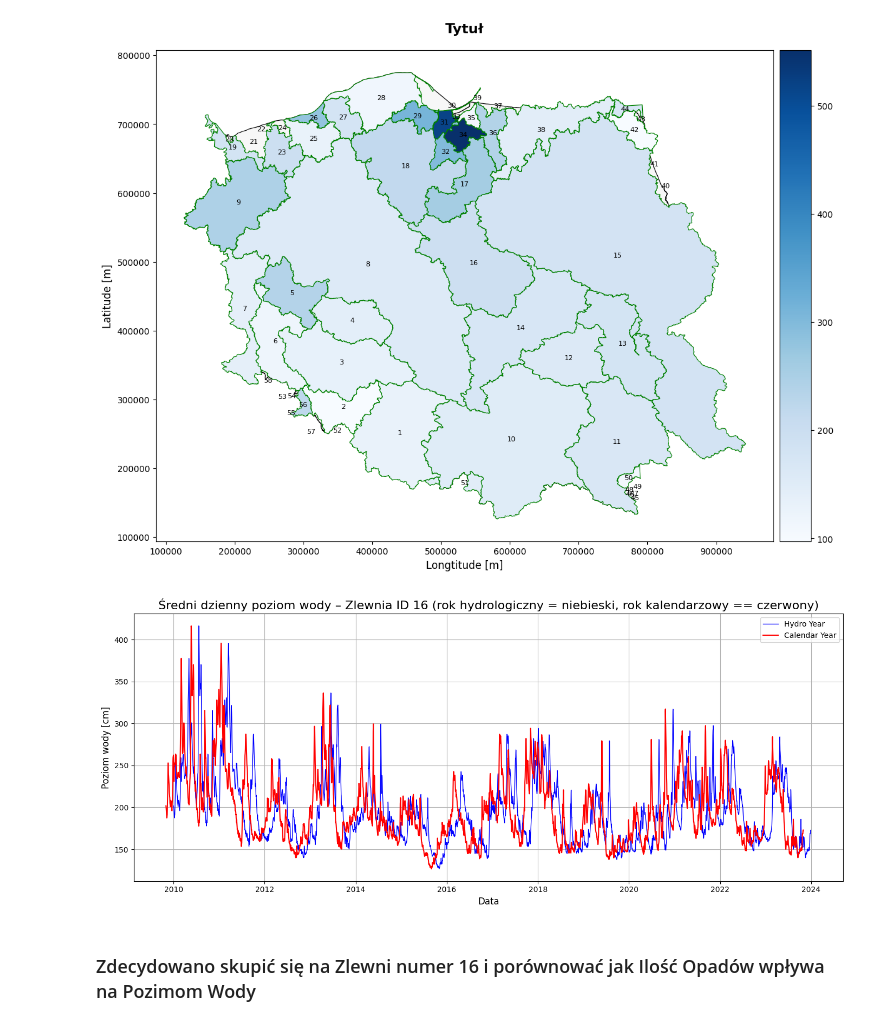
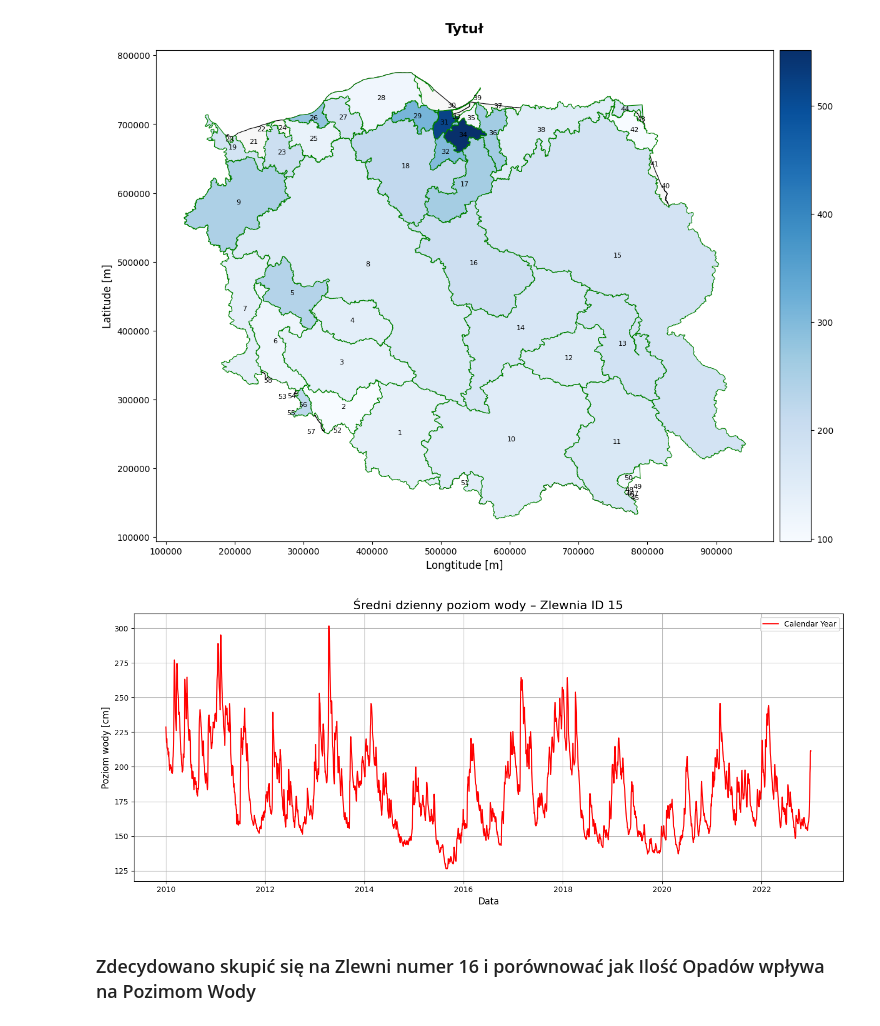
Before and after one commit to eo-agh/daes-project-2425-alt, a Jupyter notebook: notebooks/Tymek_Analiza.ipynb, the cells around one changed output. Drawn from its saved outputs; the diff is of its cells as text; code cells hidden in the pictures.

```diff
--- a/notebooks/Tymek_Analiza.ipynb
+++ b/notebooks/Tymek_Analiza.ipynb
@@ -39,44 +55,22 @@ agg_hydro.reset_index(inplace=True)
 plot_zlewnia_stat(zlewnie, woj, agg_hydro, 'Water Level_mean', 'Tytuł')
 # %% [output]
 [figure]
+# %%
+id = 15
+wl_series2 = hydro[hydro["Zlewnia ID"] == id].groupby("Calendar Date")["Water Level"].mean()
+wl_series2 = wl_series2.reset_index()
 # %%
-df = hydro.loc[hydro["Zlewnia ID"] == 16].copy()
-
-# Grupowanie
-wl_series = (
-    df.groupby(['Hydro Year', 'Hydro Month', 'Day'])['Water Level']
-    .mean()
-    .reset_index()
-)
-
-# Składanie daty w formacie tekstowym
-wl_series['date_str'] = wl_series['Hydro Year'].astype(str) + '-' + \
-                        wl_series['Hydro Month'].astype(str).str.zfill(2) + '-' + \
-                        wl_series['Day'].astype(str).str.zfill(2)
-
-# Parsowanie do daty, nieprawidłowe daty dają NaT
-wl_series['date'] = pd.to_datetime(wl_series['date_str'], errors='coerce')
-
-# Filtrowanie poprawnych dat
-wl_series = wl_series.dropna(subset=['date']).sort_values('date')
-
-wl_series2 = hydro[hydro["Zlewnia ID"] == 16].groupby("Calendar Date")["Water Level"].mean()
-wl_series2 = wl_series2.reset_index()
-# Wykres
-import matplotlib.pyplot as plt
-
 plt.figure(figsize=(14, 6))
-plt.plot(wl_series['date'], wl_series['Water Level'], color='blue', linewidth=1,label="Hydro Year")
 plt.plot(wl_series2["Calendar Date"],wl_series2["Water Level"],color='red',label="Calendar Year")
-plt.title('Średni dzienny poziom wody – Zlewnia ID 16 (rok hydrologiczny = niebieski, rok kalendarzowy == czerwony)', fontsize=16)
+plt.title(f'Średni dzienny poziom wody – Zlewnia ID {id}', fontsize=16)
 plt.xlabel('Data', fontsize=12)
 plt.ylabel('Poziom wody [cm]', fontsize=12)
 plt.legend()
 plt.grid(True)
 plt.tight_layout()
 plt.show()
 # %% [output]
-[figure, old version]
+[figure, new version]
 # %% [markdown]
 ### Zdecydowano skupić się na Zlewni numer 16 i porównować jak Ilość Opadów wpływa na Pozimom Wody
 # %%
```
Also changed, not shown: parts of 8 cells of this notebook, 2 other files.
